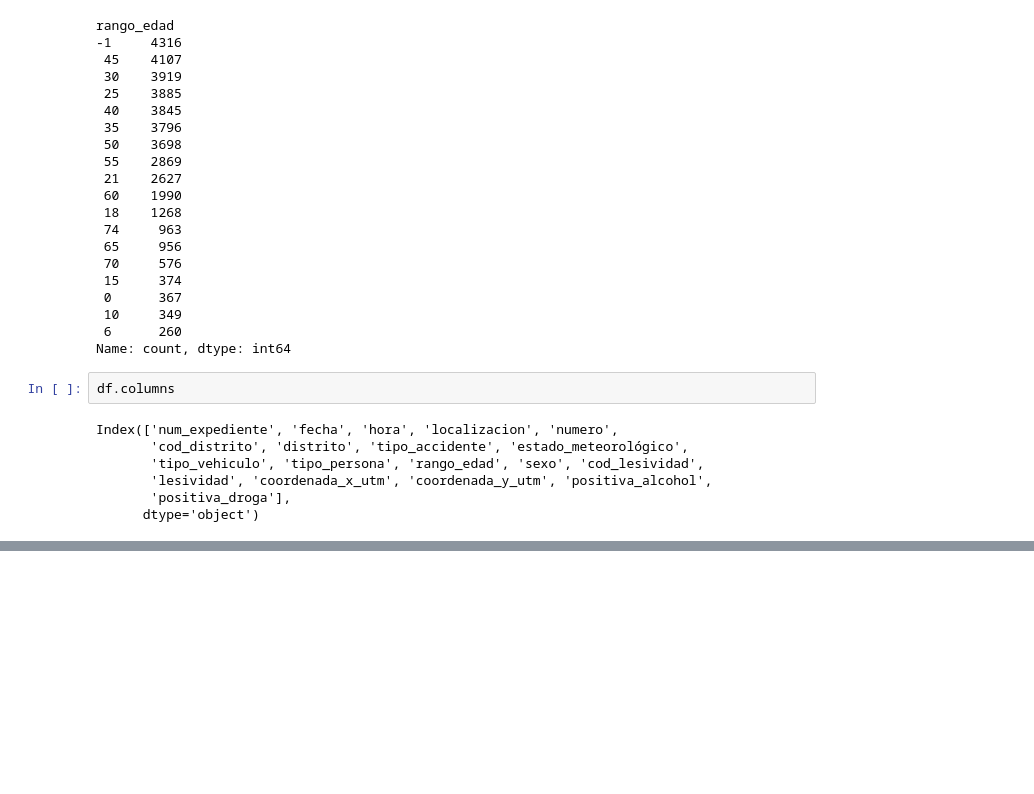
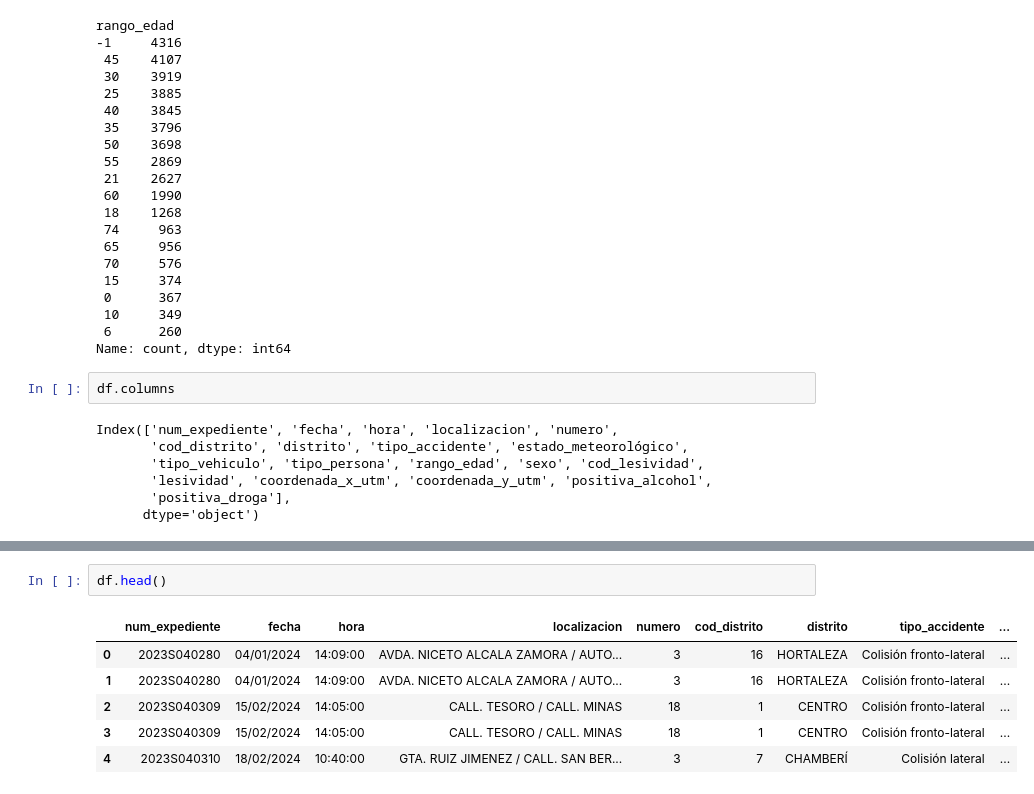
Before and after one commit to AndreesBenitoo/Practica_noSupervisado_Andres_Pedro, a Jupyter notebook: 1_jerarquico.ipynb, the cells around one changed output, grey strips where cells are left out. Cells and saved outputs as stored; diff of their text form; blank space fills up the shorter version.

```diff
--- a/1_jerarquico.ipynb
+++ b/1_jerarquico.ipynb
@@ -244,0 +266,9 @@ array([ 2., 14.,  7., nan,  1.,  3.,  6.,  5.,  4.])
+# %%
+df.head()
+# %% [output]
+|  | num_expediente | fecha | hora | localizacion | numero | cod_distrito | distrito | tipo_accidente | ... |
+| 0 | 2023S040280 | 04/01/2024 | 14:09:00 | AVDA. NICETO ALCALA ZAMORA / AUTO... | 3 | 16 | HORTALEZA | Colisión fronto-lateral | ... |
+| 1 | 2023S040280 | 04/01/2024 | 14:09:00 | AVDA. NICETO ALCALA ZAMORA / AUTO... | 3 | 16 | HORTALEZA | Colisión fronto-lateral | ... |
+| 2 | 2023S040309 | 15/02/2024 | 14:05:00 | CALL. TESORO / CALL. MINAS | 18 | 1 | CENTRO | Colisión fronto-lateral | ... |
+| 3 | 2023S040309 | 15/02/2024 | 14:05:00 | CALL. TESORO / CALL. MINAS | 18 | 1 | CENTRO | Colisión fronto-lateral | ... |
+| 4 | 2023S040310 | 18/02/2024 | 10:40:00 | GTA. RUIZ JIMENEZ / CALL. SAN BER... | 3 | 7 | CHAMBERÍ | Colisión lateral | ... |
```
Also changed, not shown: parts of 4 cells of this notebook.
